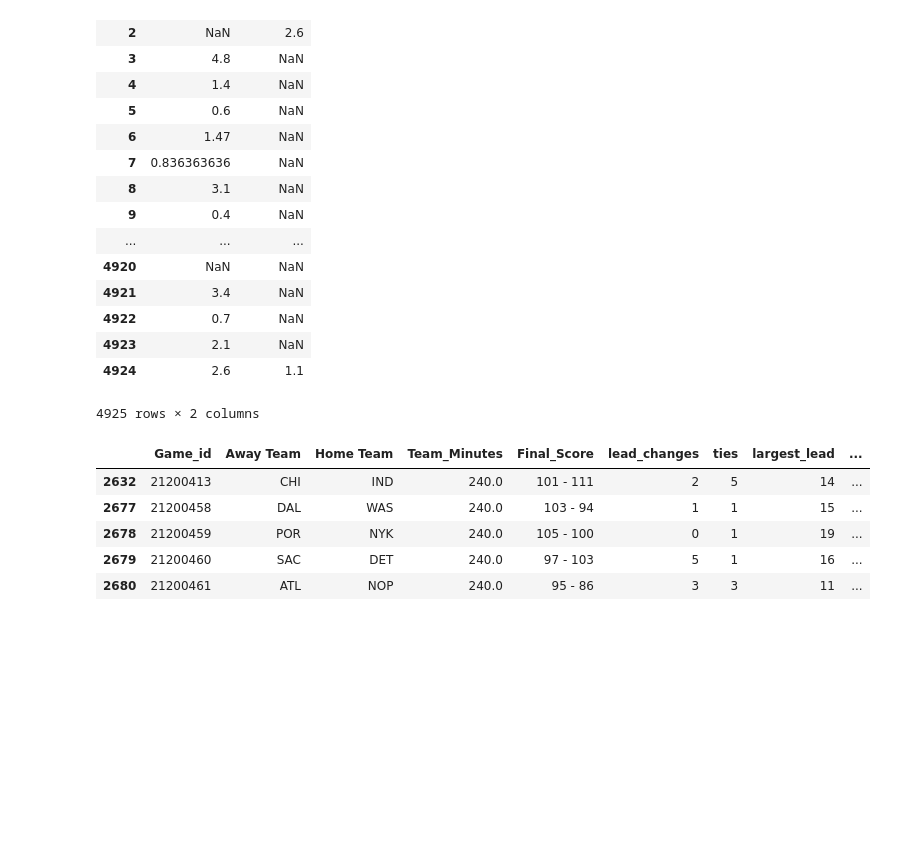
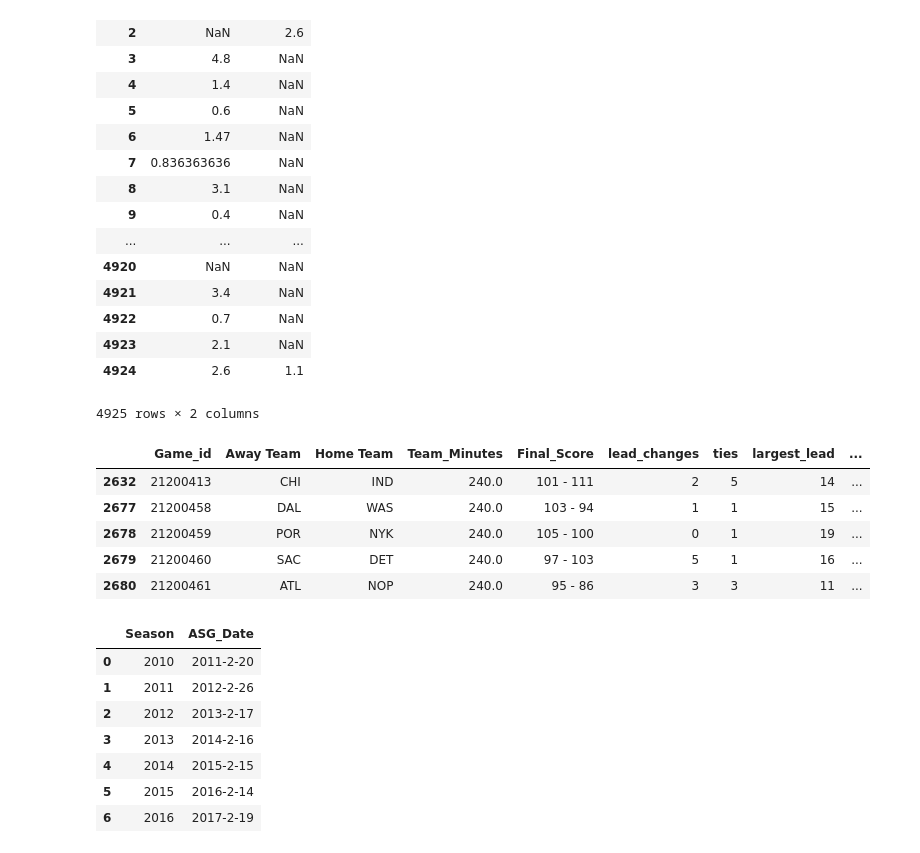
Before and after one commit to leohentschker/nbahack, a Jupyter notebook: data_clean.ipynb, the cells around one changed output. Cells and saved outputs as stored; diff of their text form; code cells hidden in the pictures; blank space fills up the shorter version.

```diff
--- a/data_clean.ipynb
+++ b/data_clean.ipynb
@@ -313,0 +319,11 @@ new_gam.head()
+# %%
+asg
+# %% [output]
+|  | Season | ASG_Date |
+| 0 | 2010 | 2011-2-20 |
+| 1 | 2011 | 2012-2-26 |
+| 2 | 2012 | 2013-2-17 |
+| 3 | 2013 | 2014-2-16 |
+| 4 | 2014 | 2015-2-15 |
+| 5 | 2015 | 2016-2-14 |
+| 6 | 2016 | 2017-2-19 |
```
Also changed, not shown: parts of 2 cells of this notebook, 1 other file.
